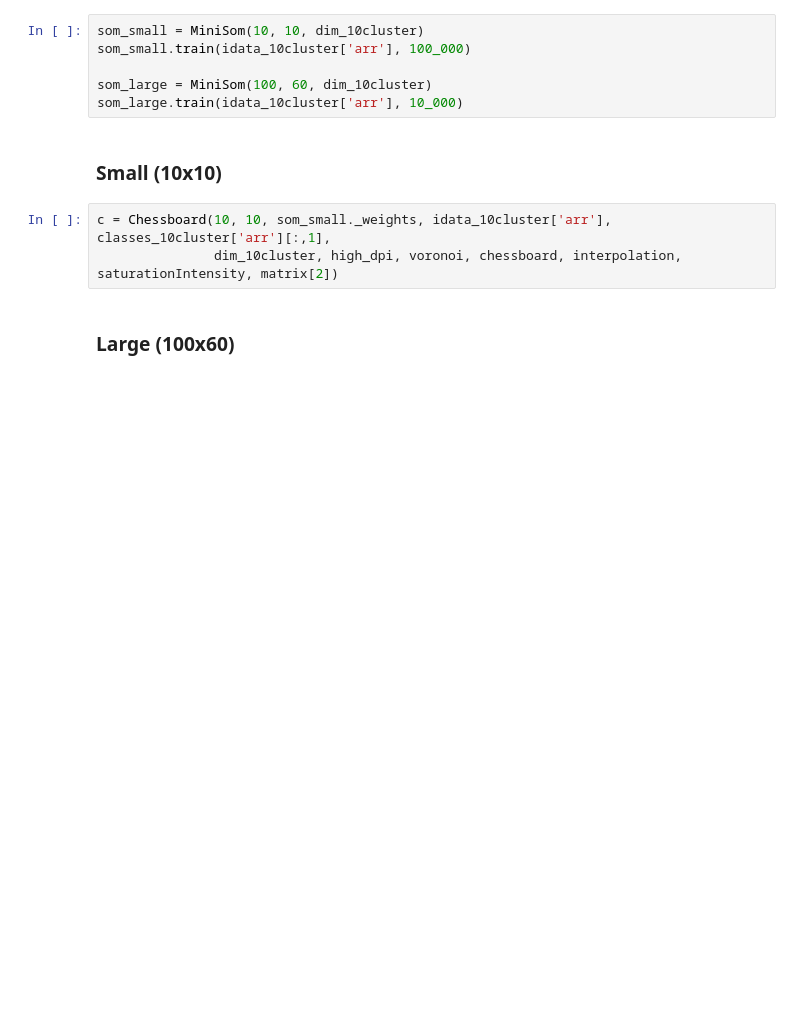
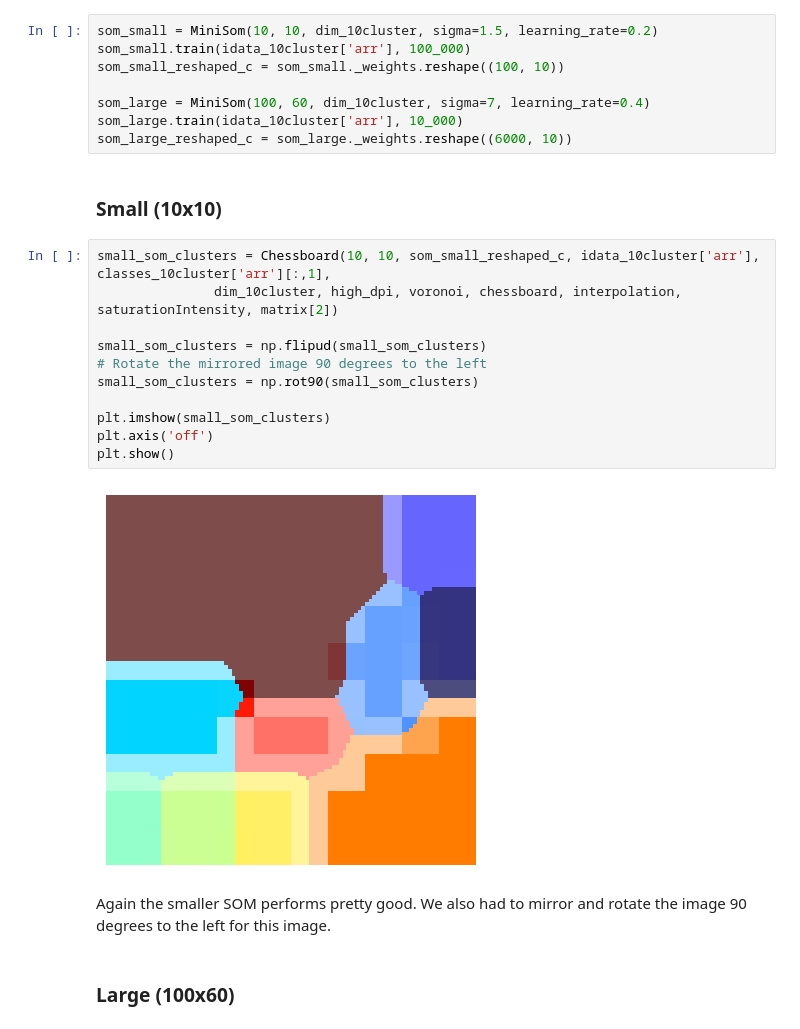
Before and after one commit to marlederer/PySOMVis_Coding_I_2023, a Jupyter notebook: PySOMVis/coding_assignment.ipynb, the cells around one changed output. Saved outputs shown, nothing was run; the diff lists cells and outputs as text; blank space fills up the shorter version.

```diff
--- a/PySOMVis/coding_assignment.ipynb
+++ b/PySOMVis/coding_assignment.ipynb
@@ -727,16 +697,30 @@ The best parameters were once determined using a grid-search alike function and
 # %% [markdown]
 ### Trained SOM's
 # %%
-som_small = MiniSom(10, 10, dim_10cluster)
+som_small = MiniSom(10, 10, dim_10cluster, sigma=1.5, learning_rate=0.2)
 som_small.train(idata_10cluster['arr'], 100_000)
+som_small_reshaped_c = som_small._weights.reshape((100, 10))
 
-som_large = MiniSom(100, 60, dim_10cluster)
+som_large = MiniSom(100, 60, dim_10cluster, sigma=7, learning_rate=0.4)
 som_large.train(idata_10cluster['arr'], 10_000)
+som_large_reshaped_c = som_large._weights.reshape((6000, 10))
 # %% [markdown]
 ### Small (10x10)
 # %%
-c = Chessboard(10, 10, som_small._weights, idata_10cluster['arr'], classes_10cluster['arr'][:,1],
+small_som_clusters = Chessboard(10, 10, som_small_reshaped_c, idata_10cluster['arr'], classes_10cluster['arr'][:,1],
                dim_10cluster, high_dpi, voronoi, chessboard, interpolation, saturationIntensity, matrix[2])
+
+small_som_clusters = np.flipud(small_som_clusters)
+# Rotate the mirrored image 90 degrees to the left
+small_som_clusters = np.rot90(small_som_clusters)
+
+plt.imshow(small_som_clusters)
+plt.axis('off')
+plt.show()
+# %% [output]
+[figure, added]
+# %% [markdown]
+Again the smaller SOM performs pretty good. We also had to mirror and rotate the image 90 degrees to the left for this image.
 # %% [markdown]
 ### Large (100x60)
 # %%
```
Also changed, not shown: parts of 30 cells of this notebook, 1 other file.
